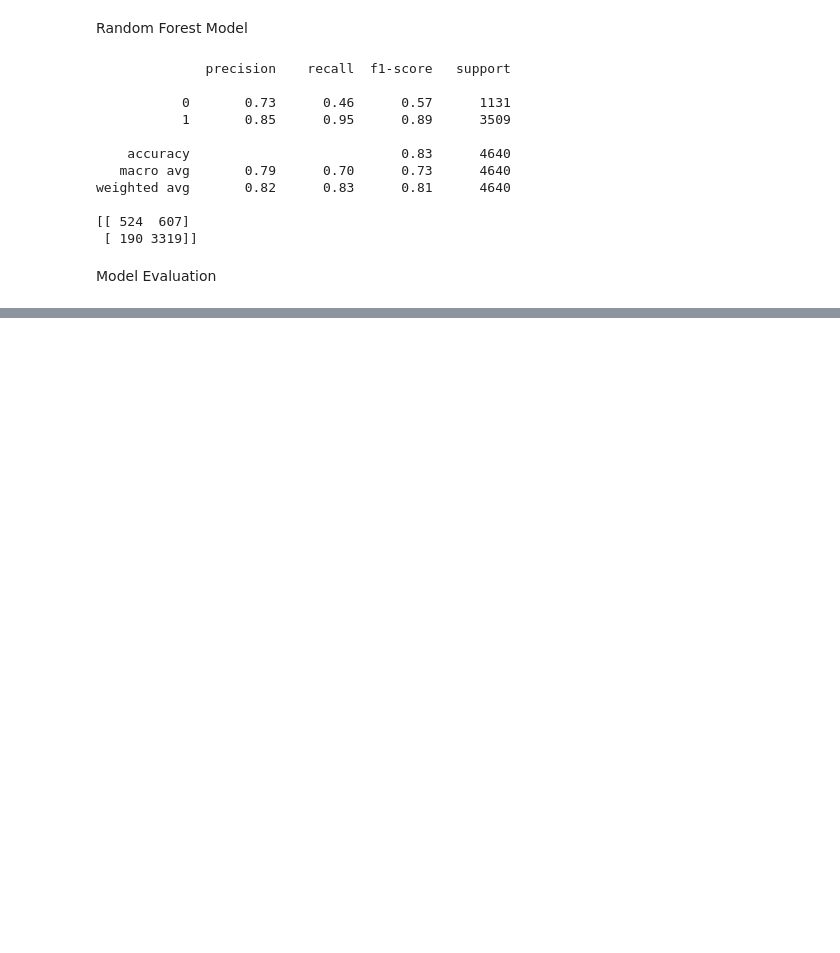
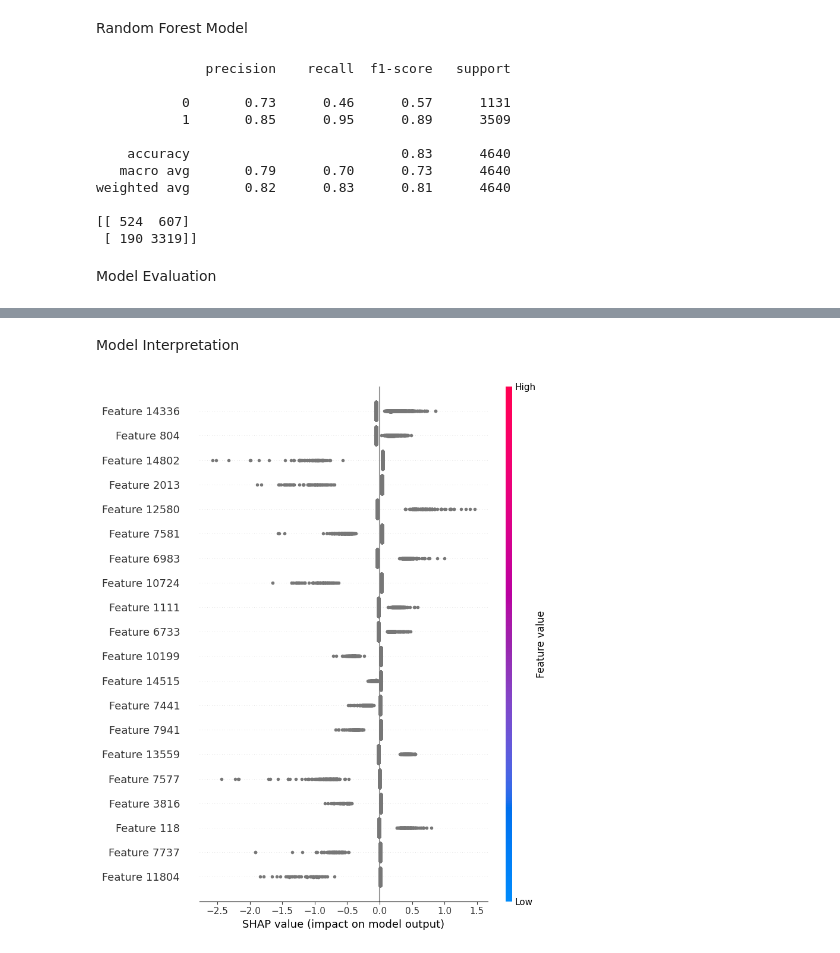
Before and after one commit to imck037/python-ml-projects, a Jupyter notebook: FakeNewsDetection/main.ipynb, the cells around one changed output, grey strips where cells are left out. Saved outputs shown, nothing was run; the diff lists cells and outputs as text; code cells hidden in the pictures; blank space fills up the shorter version.

Commit message:
shap iinterpretation was added

```diff
--- a/FakeNewsDetection/main.ipynb
+++ b/FakeNewsDetection/main.ipynb
@@ -137,0 +138,12 @@ F1-Score:  0.896588486140725
+# %% [markdown]
+Model Interpretation
+# %%
+import shap
+import numpy
+
+explainer = shap.Explainer(log_reg, X_test_vectorized)
+shap_values = explainer.shap_values(X_test_vectorized)
+
+shap.summary_plot(shap_values, X_test_vectorized)
+# %% [output]
+[figure, added]
```
Also changed, not shown: parts of 1 cell of this notebook.
